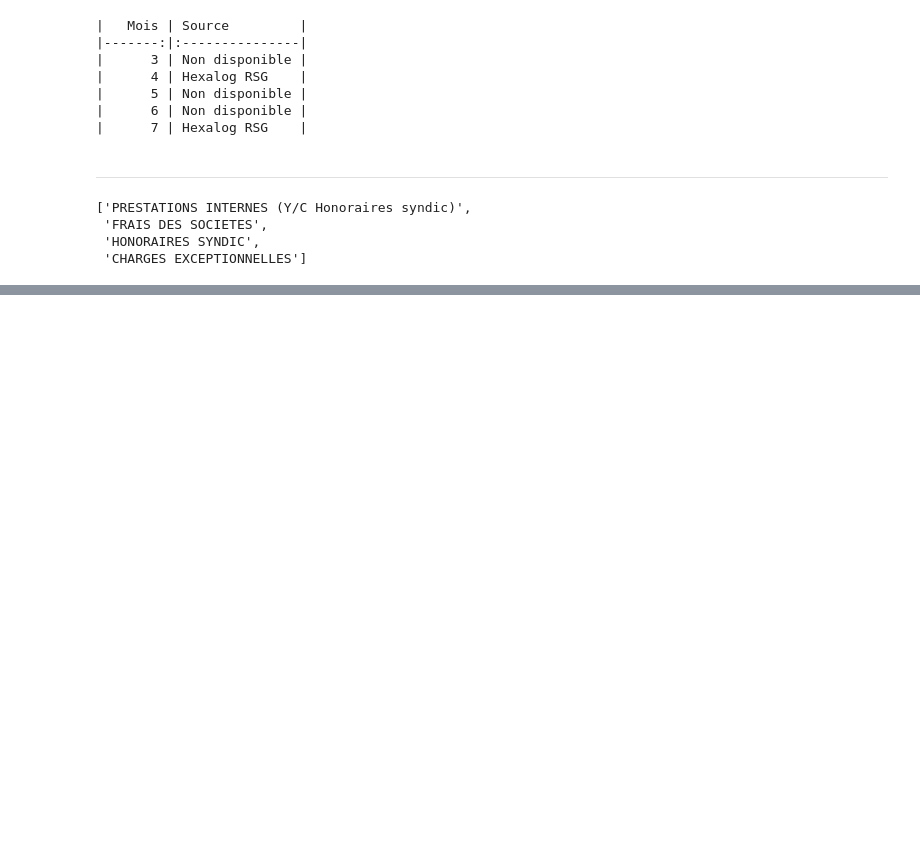
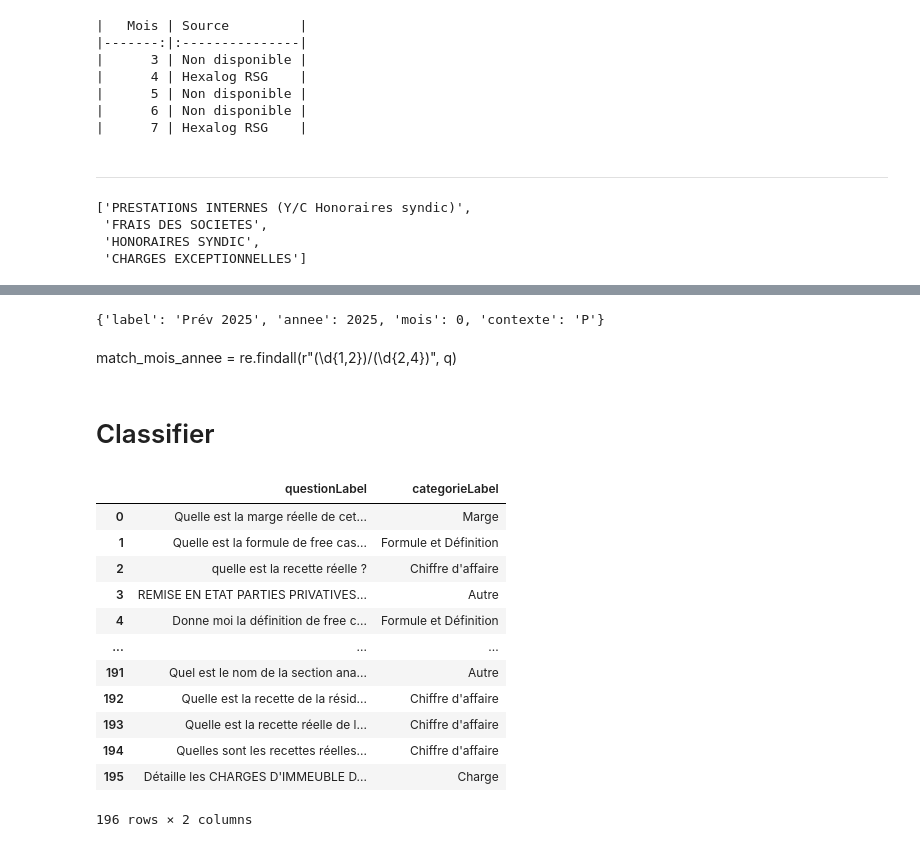
Before and after one commit to Amsa-21/SL_CB_IA, a Jupyter notebook: v2.ipynb, the cells around one changed output, grey strips where cells are left out. Drawn from its saved outputs; the diff is of its cells as text; code cells hidden in the pictures; blank space fills up the shorter version.

```diff
--- a/v2.ipynb
+++ b/v2.ipynb
@@ -1639,0 +1718,38 @@ _find_siblings_with_neighbors(
+# %%
+_get_col_info("Pourquoi la ligne REMISE EN ETAT PARTIES COMMUNES Prév 2025 est vide ?")
+# %% [output]
+{'label': 'Prév 2025', 'annee': 2025, 'mois': 0, 'contexte': 'P'}
+# %% [markdown]
+match_mois_annee = re.findall(r"(\d{1,2})/(\d{2,4})", q)
+# %% [markdown]
+# Classifier
+# %%
+import asyncio
+
+async def get_questions_dataframe_async():
+    lst = await execute_sp(
+        "ia.sp_question_get",
+        {
+            "user_fk": 8
+        }
+    )
+    return pd.DataFrame(lst)[["questionLabel", "categorieLabel"]]
+
+import nest_asyncio
+nest_asyncio.apply()
+questions_df = asyncio.get_event_loop().run_until_complete(get_questions_dataframe_async())
+questions_df
+# %% [output]
+|  | questionLabel | categorieLabel |
+| 0 | Quelle est la marge réelle de cet... | Marge |
+| 1 | Quelle est la formule de free cas... | Formule et Définition |
+| 2 | quelle est la recette réelle ? | Chiffre d'affaire |
+| 3 | REMISE EN ETAT PARTIES PRIVATIVES... | Autre |
+| 4 | Donne moi la définition de free c... | Formule et Définition |
+| ... | ... | ... |
+| 191 | Quel est le nom de la section ana... | Autre |
+| 192 | Quelle est la recette de la résid... | Chiffre d'affaire |
+| 193 | Quelle est la recette réelle de l... | Chiffre d'affaire |
+| 194 | Quelles sont les recettes réelles... | Chiffre d'affaire |
+| 195 | Détaille les CHARGES D'IMMEUBLE D... | Charge |
+196 rows × 2 columns
```
Also changed, not shown: parts of 10 cells of this notebook, 5 other files.
